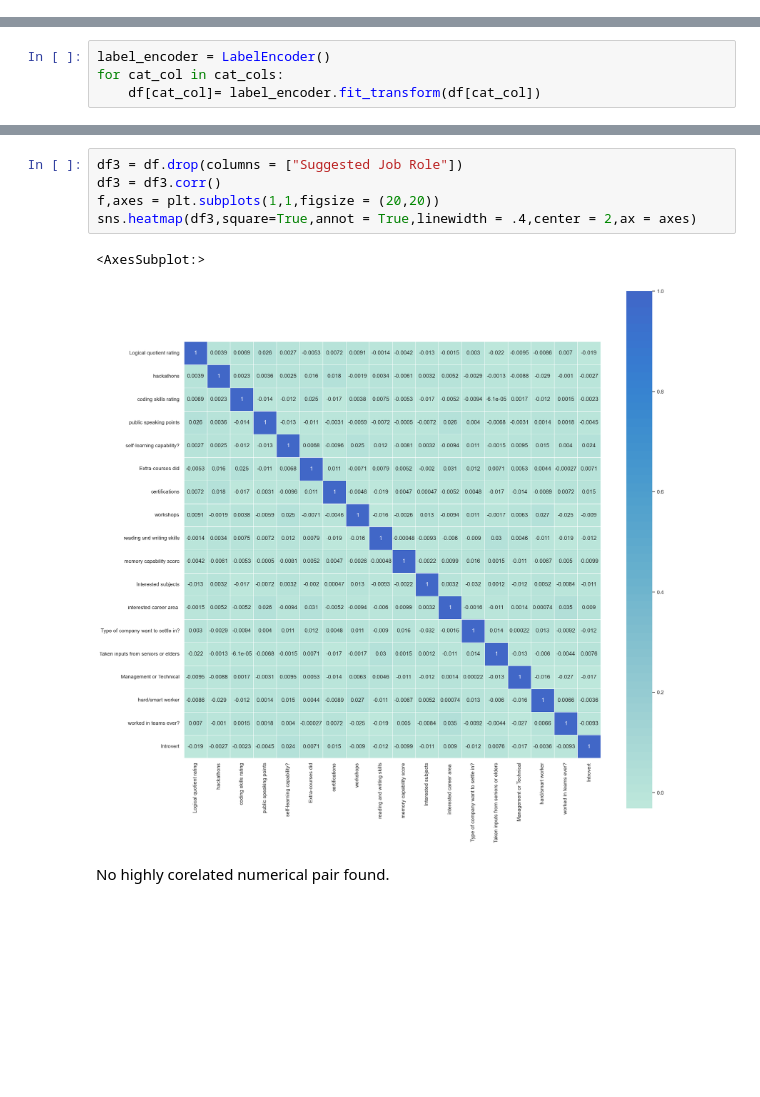
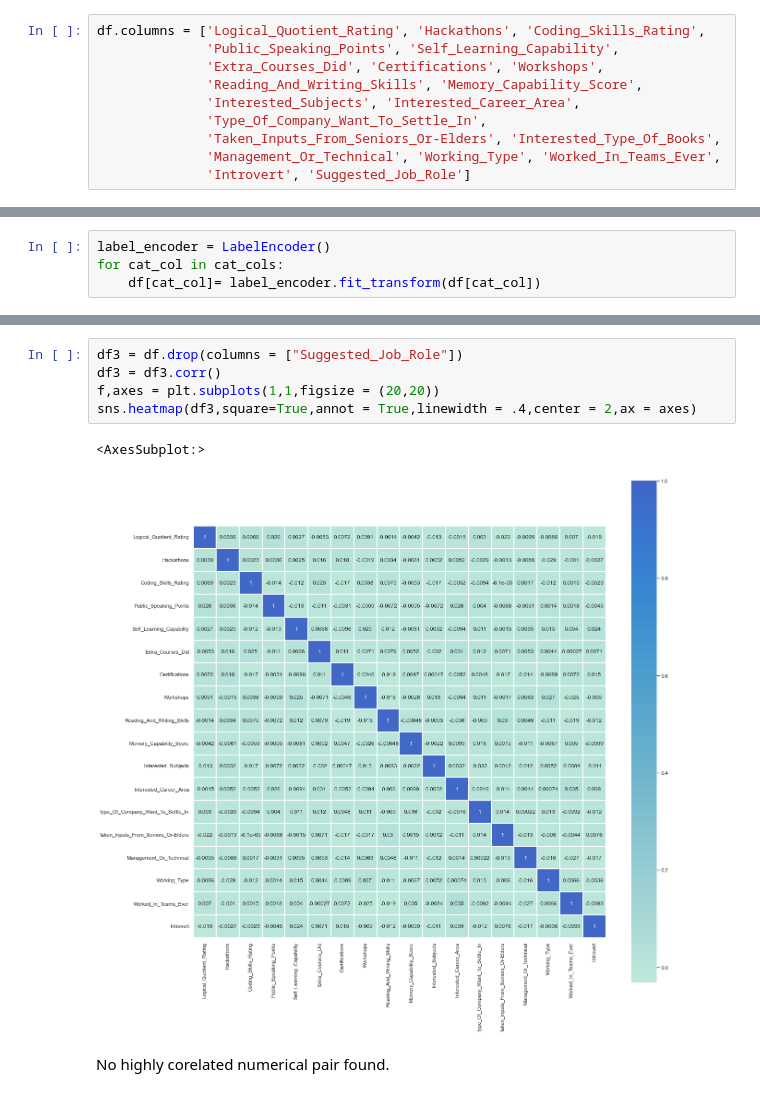
Before and after one commit to melikedulkadir/Career-Path-Predictor, a Jupyter notebook: Career-Path-Predictor.ipynb, the cells around one changed output, grey strips where cells are left out. Cells and saved outputs as stored; diff of their text form; blank space fills up the shorter version.

```diff
--- a/Career-Path-Predictor.ipynb
+++ b/Career-Path-Predictor.ipynb
@@ -174,3 +174,13 @@ max                      9.000       6.000                 9.000
+# %%
+df.columns = ['Logical_Quotient_Rating', 'Hackathons', 'Coding_Skills_Rating',
+              'Public_Speaking_Points', 'Self_Learning_Capability',
+              'Extra_Courses_Did', 'Certifications', 'Workshops',
+              'Reading_And_Writing_Skills', 'Memory_Capability_Score',
+              'Interested_Subjects', 'Interested_Career_Area',
+              'Type_Of_Company_Want_To_Settle_In',
+              'Taken_Inputs_From_Seniors_Or-Elders', 'Interested_Type_Of_Books',
+              'Management_Or_Technical', 'Working_Type', 'Worked_In_Teams_Ever',
+              'Introvert', 'Suggested_Job_Role']
 # %%
 cat_cols, num_cols, cat_but_car = grab_col_names(df)
 # %% [output]
@@ -258,13 +268,13 @@ df.head()
 | 3 | 2 | 6 | 3 | 5 | 0 | ... |
 | 4 | 2 | 0 | 3 | 4 | 1 | ... |
 # %%
-df3 = df.drop(columns = ["Suggested Job Role"])
+df3 = df.drop(columns = ["Suggested_Job_Role"])
 df3 = df3.corr()
 f,axes = plt.subplots(1,1,figsize = (20,20))
 sns.heatmap(df3,square=True,annot = True,linewidth = .4,center = 2,ax = axes)
 # %% [output]
 <AxesSubplot:>
-[figure, old version]
+[figure, new version]
 # %% [markdown]
 No highly corelated numerical pair found.
 # %%
```
Also changed, not shown: parts of 12 cells of this notebook.
